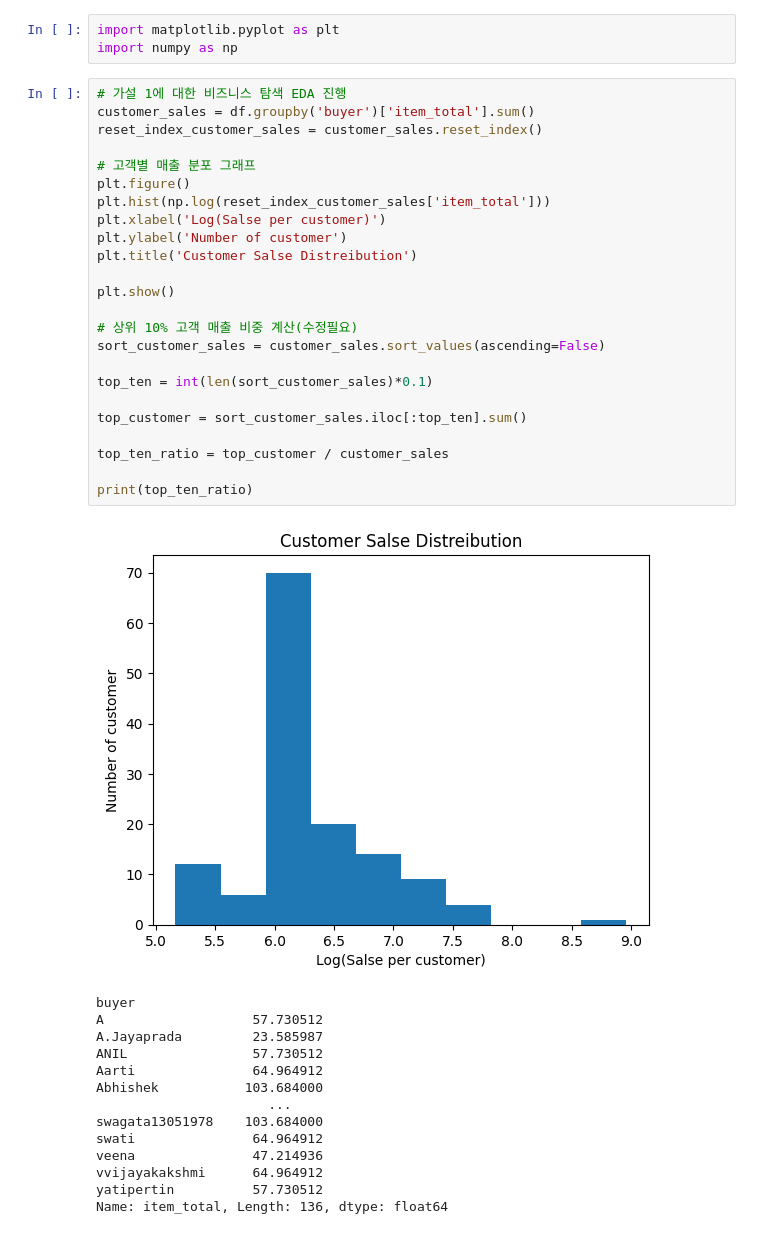
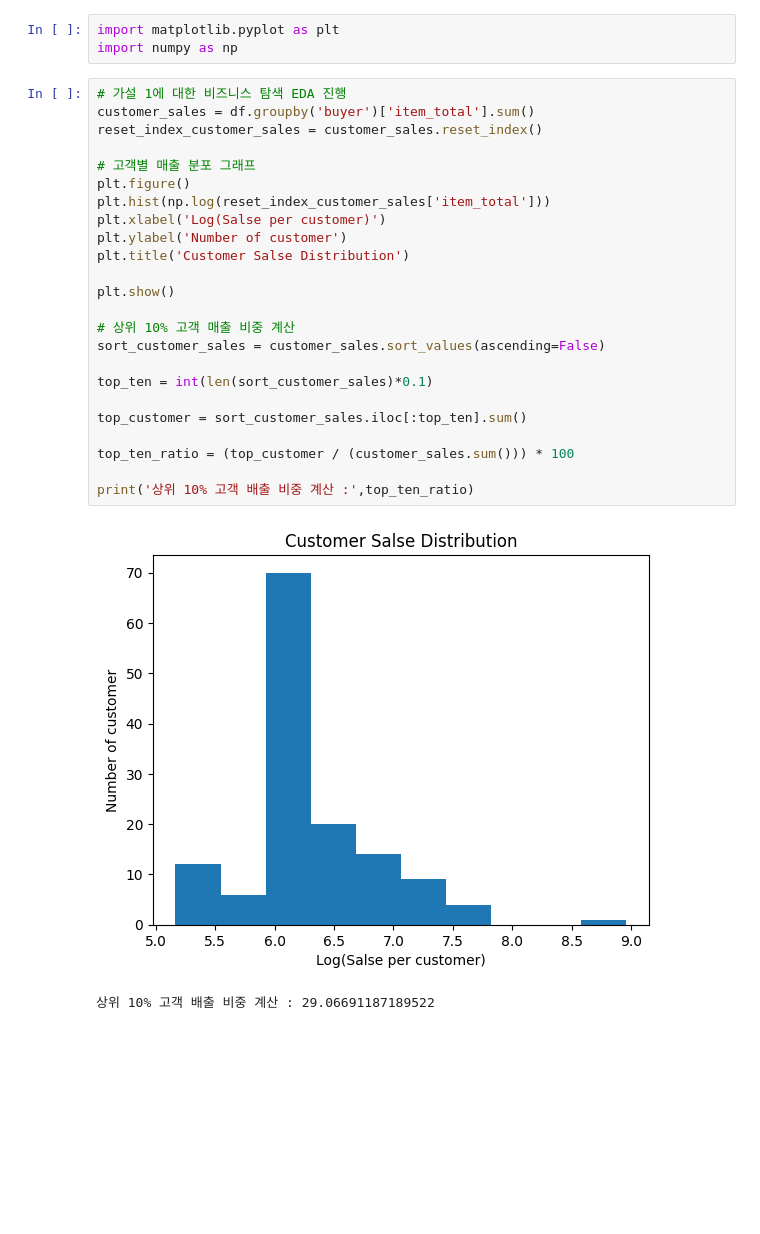
Before and after one commit to kimda-bin/E-commerce_Salse_Customer_Analysis, a Jupyter notebook: notebooks/eda.ipynb, the cells around one changed output. Drawn from its saved outputs; the diff is of its cells as text; blank space fills up the shorter version.

```diff
--- a/notebooks/eda.ipynb
+++ b/notebooks/eda.ipynb
@@ -119,39 +119,27 @@ import numpy as np
 # %%
 # 가설 1에 대한 비즈니스 탐색 EDA 진행
 customer_sales = df.groupby('buyer')['item_total'].sum()
 reset_index_customer_sales = customer_sales.reset_index()
 
 # 고객별 매출 분포 그래프
 plt.figure()
 plt.hist(np.log(reset_index_customer_sales['item_total']))
 plt.xlabel('Log(Salse per customer)')
 plt.ylabel('Number of customer')
-plt.title('Customer Salse Distreibution')
+plt.title('Customer Salse Distribution')
 
 plt.show()
 
-# 상위 10% 고객 매출 비중 계산(수정필요)
+# 상위 10% 고객 매출 비중 계산
 sort_customer_sales = customer_sales.sort_values(ascending=False)
 
 top_ten = int(len(sort_customer_sales)*0.1)
 
 top_customer = sort_customer_sales.iloc[:top_ten].sum()
 
-top_ten_ratio = top_customer / customer_sales
+top_ten_ratio = (top_customer / (customer_sales.sum())) * 100
 
-print(top_ten_ratio)
+print('상위 10% 고객 배출 비중 계산 :',top_ten_ratio)
 # %% [output]
-[figure, old version]
+[figure, new version]
-buyer
-A                   57.730512
-A.Jayaprada         23.585987
-ANIL                57.730512
-Aarti               64.964912
-Abhishek           103.684000
-                      ...
-swagata13051978    103.684000
-swati               64.964912
-veena               47.214936
-vvijayakakshmi      64.964912
-yatipertin          57.730512
-Name: item_total, Length: 136, dtype: float64
+상위 10% 고객 배출 비중 계산 : 29.06691187189522
```
Also changed, not shown: parts of 3 cells of this notebook.
